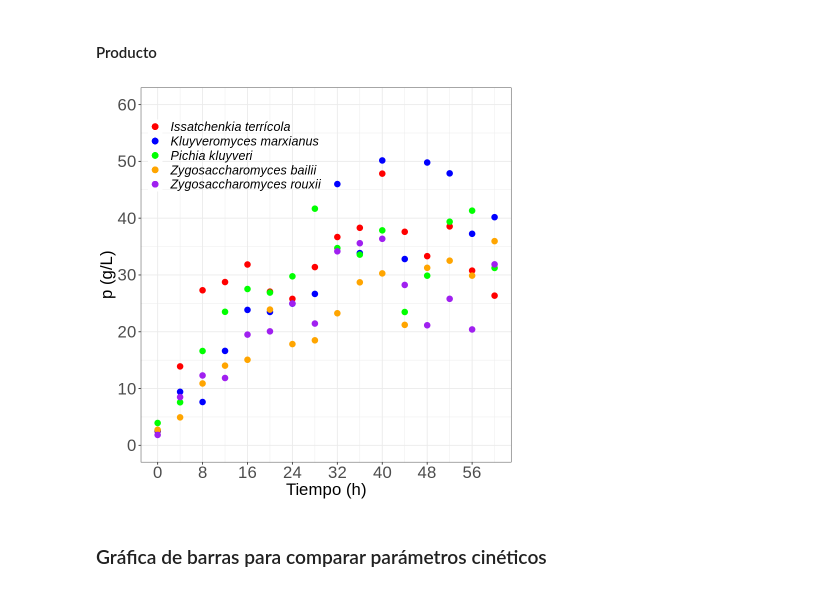
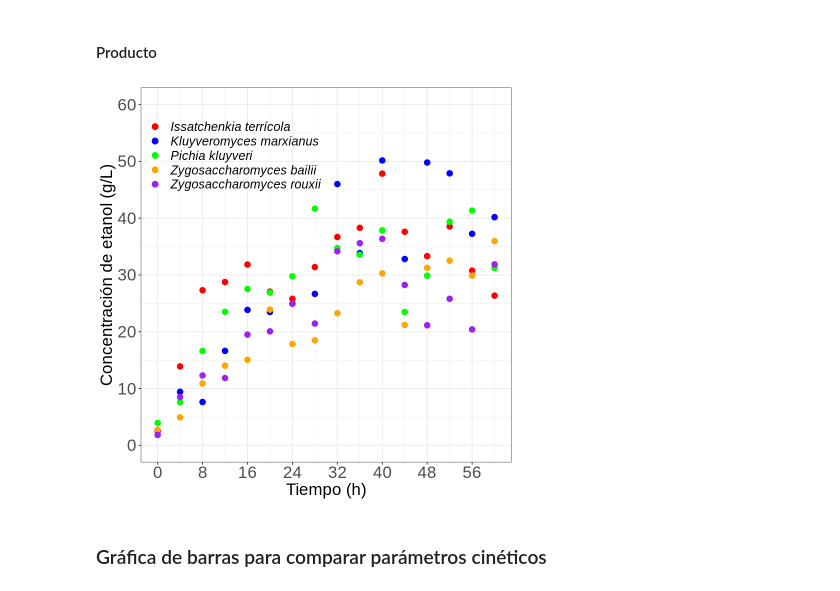
Before and after one commit to JuanM-GG/modelos-tesis, a Jupyter notebook: optimizacion_parametrica_monod.ipynb, the cells around one changed output. Saved outputs shown, nothing was run; the diff lists cells and outputs as text; code cells hidden in the pictures.

```diff
--- a/optimizacion_parametrica_monod.ipynb
+++ b/optimizacion_parametrica_monod.ipynb
@@ -1120,32 +1128,32 @@ options(warn = -1)
 # %%
 # grafiar sustrato
 ggplot(data_it, aes(time,p,color = "Issatchenkia terrícola")) +
     geom_point(size = 3)+
     geom_point(data = data_km, aes(color = "Kluyveromyces marxianus"), size = 3)+
     geom_point(data = data_pk, aes(color = "Pichia kluyveri"), size = 3)+
     geom_point(data = data_zb, aes(color = "Zygosaccharomyces bailii"), size = 3)+
     geom_point(data = data_zr, aes(color = "Zygosaccharomyces rouxii"), size = 3) +
     scale_color_manual("", breaks = c("Issatchenkia terrícola",
     "Kluyveromyces marxianus",
     "Pichia kluyveri", "Zygosaccharomyces bailii",
     "Zygosaccharomyces rouxii"),
     values = c("red", "blue", "green", "orange", "purple")) +
     xlab("Tiempo (h)") +
-    ylab("p (g/L)") +
+    ylab("Concentración de etanol (g/L)") +
     #labs(title = "Concentración de sustrato") +
     scale_y_continuous(breaks = round(seq(0, 60, 10)), limits = c(0, 60)) +
     scale_x_continuous(breaks = round(seq(0, 60, 8)), limits = c(0, 60)) +
     theme_bw() +
     theme(
             plot.title = element_text(size=25),
             axis.text=element_text(size=20),
             axis.title=element_text(size=20),
             legend.title = element_text(size=20),
             legend.text = element_text(size=15, face = "italic"),
             legend.position = c(0.25, 0.85),
             legend.background = element_rect(fill=NA))
 # %% [output]
-[figure, old version]
+[figure, new version]
 # %% [markdown]
 ### Gráfica de barras para comparar parámetros cinéticos
 # %%
```
Also changed, not shown: parts of 4 cells of this notebook.
